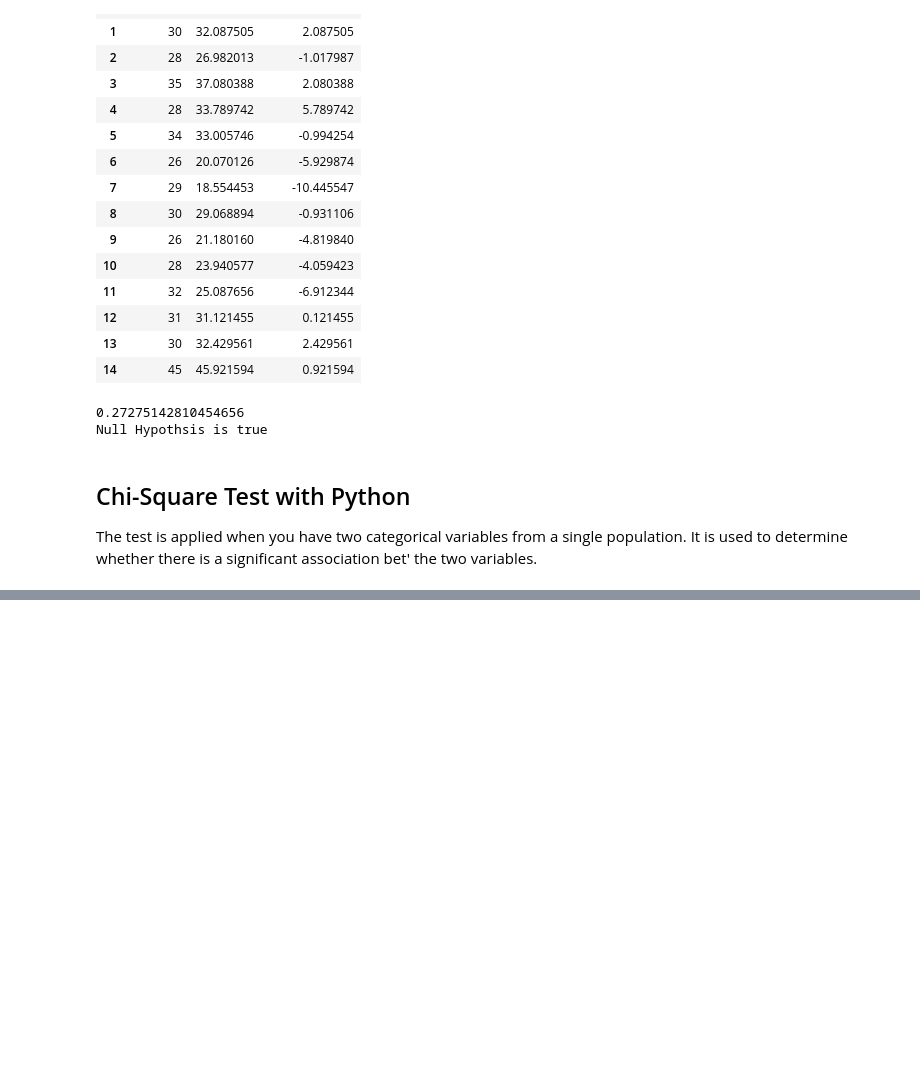
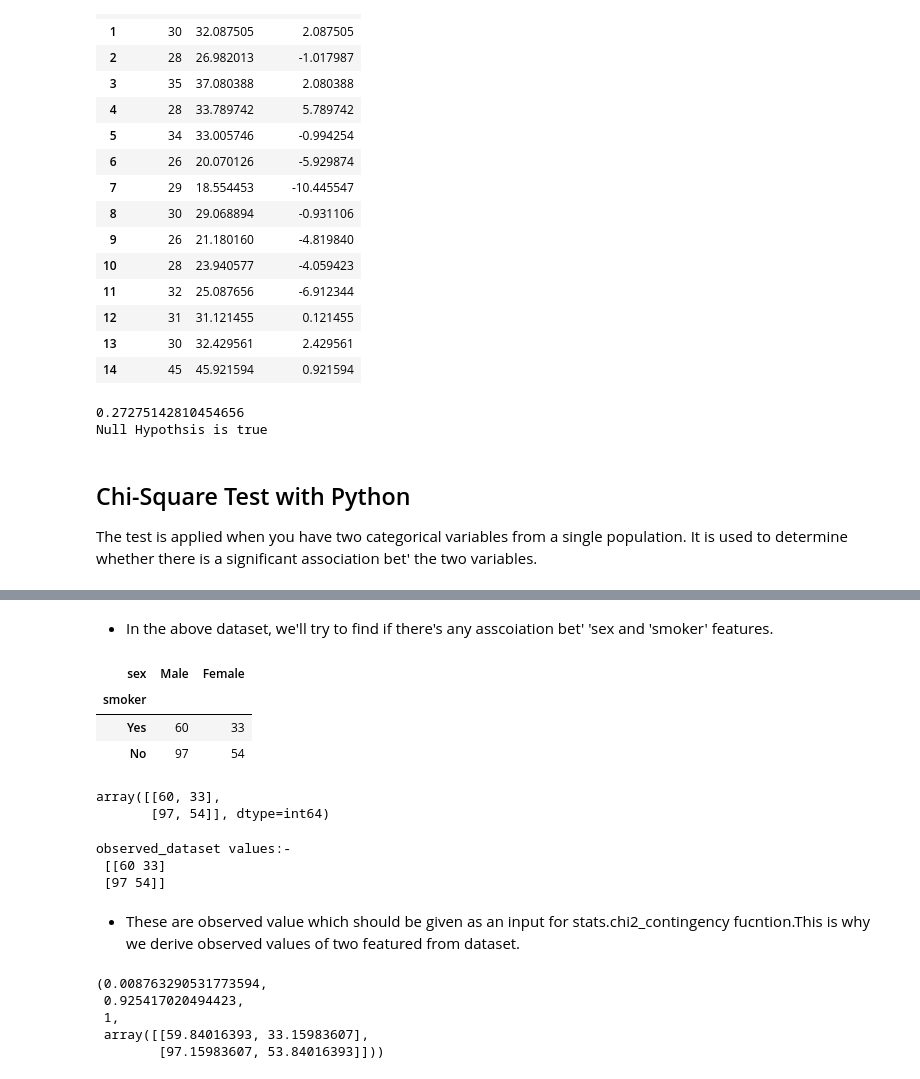
Before and after one commit to rahulrenegade/Machine-Learning-With-Python, a Jupyter notebook: Python for Data Science.ipynb, the cells around one changed output, grey strips where cells are left out. Drawn from its saved outputs; the diff is of its cells as text; code cells hidden in the pictures; blank space fills up the shorter version.

```diff
--- a/Python for Data Science.ipynb
+++ b/Python for Data Science.ipynb
@@ -2164,0 +2185,33 @@ import scipy.stats as stats
+# %% [markdown]
+- In the above dataset, we'll try to find if there's any asscoiation bet' 'sex and 'smoker' features.
+# %%
+table_dataset=pd.crosstab(df['smoker'],df["sex"]) #crosstab creates a matrix based on the input features.
+table_dataset
+# %% [output]
+| sex | Male | Female |
+| smoker |  |  |
+| Yes | 60 | 33 |
+| No | 97 | 54 |
+# %%
+table_dataset.values
+# %% [output]
+array([[60, 33],
+       [97, 54]], dtype=int64)
+# %%
+observed_values=table_dataset.values
+print("observed_dataset values:-\n",observed_values)
+# %% [output]
+observed_dataset values:-
+ [[60 33]
+ [97 54]]
+# %% [markdown]
+- These are observed value which should be given as an input for stats.chi2_contingency fucntion.This is why we derive observed values of two featured from dataset.
+# %%
+val=stats.chi2_contingency(observed_values)
+val
+# %% [output]
+(0.008763290531773594,
+ 0.925417020494423,
+ 1,
+ array([[59.84016393, 33.15983607],
+        [97.15983607, 53.84016393]]))
```
Also changed, not shown: parts of 24 cells of this notebook.
